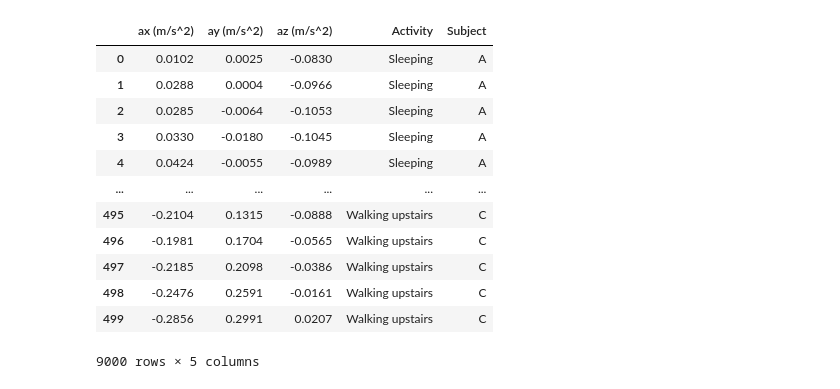
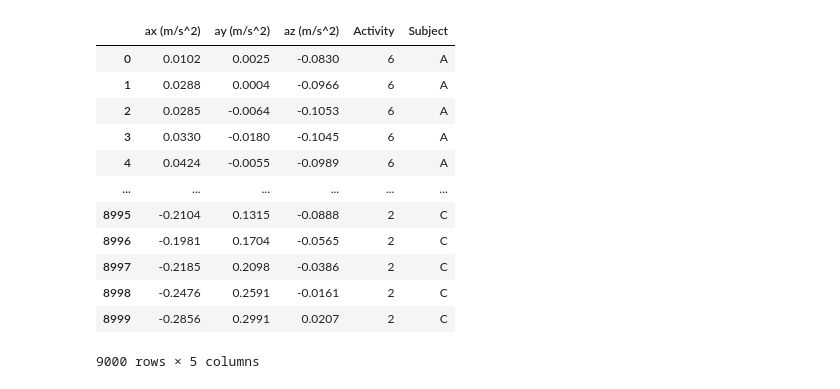
Before and after one commit to Krushan12/Human-Activity-Recognition, a Jupyter notebook: Task 4.ipynb, the cells around one changed output. Saved outputs shown, nothing was run; the diff lists cells and outputs as text; code cells hidden in the pictures.

```diff
--- a/Task 4.ipynb
+++ b/Task 4.ipynb
@@ -64,17 +68,23 @@ all_data
 9000 rows × 11 columns
-# %%
-all_data.drop( columns=[ 'time','gFx',	'gFy' ,	'gFz' ,	'TgF', 'aT (m/s^2)'])
-# %% [output]
-|  | ax (m/s^2) | ay (m/s^2) | az (m/s^2) | Activity | Subject |
-| 0 | 0.0102 | 0.0025 | -0.0830 | Sleeping | A |
-| 1 | 0.0288 | 0.0004 | -0.0966 | Sleeping | A |
-| 2 | 0.0285 | -0.0064 | -0.1053 | Sleeping | A |
-| 3 | 0.0330 | -0.0180 | -0.1045 | Sleeping | A |
-| 4 | 0.0424 | -0.0055 | -0.0989 | Sleeping | A |
-| ... | ... | ... | ... | ... | ... |
-| 495 | -0.2104 | 0.1315 | -0.0888 | Walking upstairs | C |
-| 496 | -0.1981 | 0.1704 | -0.0565 | Walking upstairs | C |
-| 497 | -0.2185 | 0.2098 | -0.0386 | Walking upstairs | C |
-| 498 | -0.2476 | 0.2591 | -0.0161 | Walking upstairs | C |
-| 499 | -0.2856 | 0.2991 | 0.0207 | Walking upstairs | C |
-9000 rows × 5 columns
+# %%
+df = recorded_df.drop( columns=[ 'time','gFx',	'gFy' ,	'gFz' ,	'TgF', 'aT (m/s^2)', 'Activity'])
+
+# Assuming your DataFrame is named 'df'
+classes = {"WALKING":1,"WALKING_UPSTAIRS":2,"WALKING_DOWNSTAIRS":3,"SITTING":4,"STANDING":5,"LAYING":6}
+df['Activity'] =df['Activity'].map(classes)
+Activity_label = [6,6,6,4,4,4,5,5,5,1,1,1,3,3,3,2,2,2]
+df
+# %% [output]
+|  | ax (m/s^2) | ay (m/s^2) | az (m/s^2) | Activity | Subject |
+| 0 | 0.0102 | 0.0025 | -0.0830 | 6 | A |
+| 1 | 0.0288 | 0.0004 | -0.0966 | 6 | A |
+| 2 | 0.0285 | -0.0064 | -0.1053 | 6 | A |
+| 3 | 0.0330 | -0.0180 | -0.1045 | 6 | A |
+| 4 | 0.0424 | -0.0055 | -0.0989 | 6 | A |
+| ... | ... | ... | ... | ... | ... |
+| 8995 | -0.2104 | 0.1315 | -0.0888 | 2 | C |
+| 8996 | -0.1981 | 0.1704 | -0.0565 | 2 | C |
+| 8997 | -0.2185 | 0.2098 | -0.0386 | 2 | C |
+| 8998 | -0.2476 | 0.2591 | -0.0161 | 2 | C |
+| 8999 | -0.2856 | 0.2991 | 0.0207 | 2 | C |
+9000 rows × 5 columns
```
Also changed, not shown: parts of 3 cells of this notebook, 24 other files.
